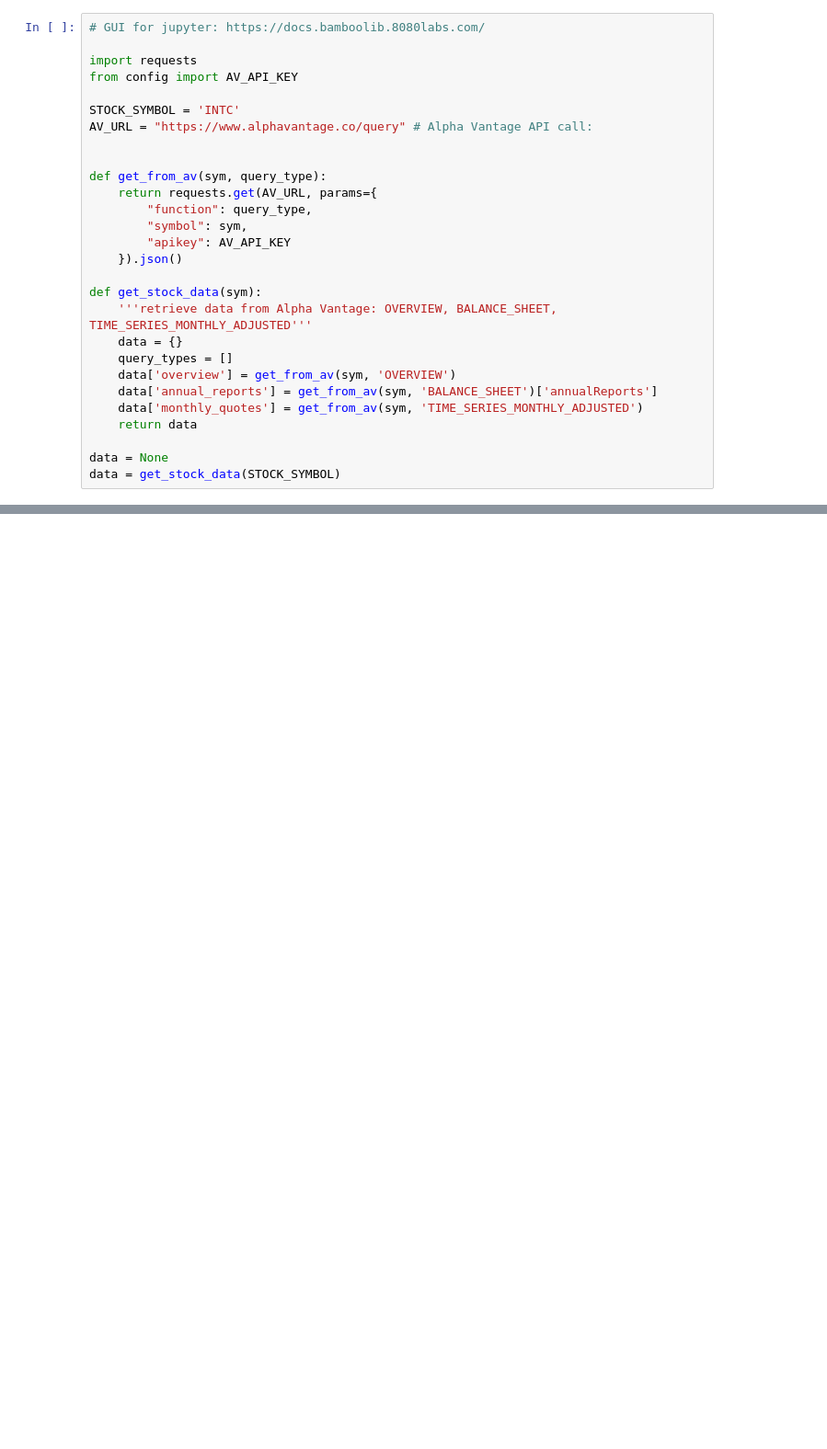
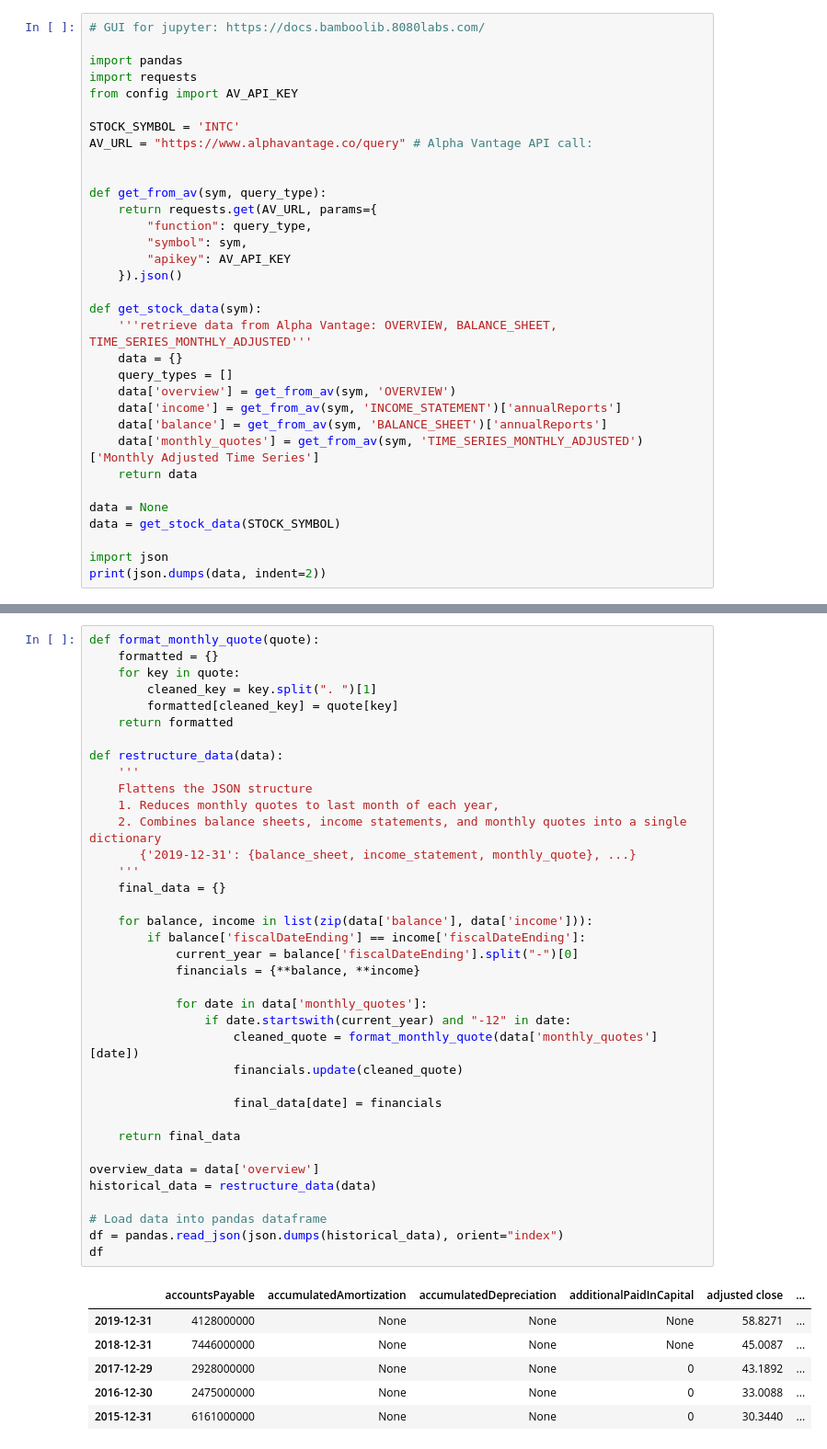
Before and after one commit to dolleyj/jupyter_notebooks, a Jupyter notebook: get_stock_fair_value.ipynb, the cells around one changed output, grey strips where cells are left out. Shown: that part at 92% size. Cells and saved outputs as stored; diff of their text form; blank space fills up the shorter version.

Commit message:
calc avg historical pe ratio. now using pandas

```diff
--- a/get_stock_fair_value.ipynb
+++ b/get_stock_fair_value.ipynb
@@ -1,6 +1,7 @@
 # %%
 # GUI for jupyter: https://docs.bamboolib.8080labs.com/
 
+import pandas
 import requests
 from config import AV_API_KEY
 
@@ -20,10 +21,14 @@ def get_stock_data(sym):
     data = {}
     query_types = []
     data['overview'] = get_from_av(sym, 'OVERVIEW')
-    data['annual_reports'] = get_from_av(sym, 'BALANCE_SHEET')['annualReports']
-    data['monthly_quotes'] = get_from_av(sym, 'TIME_SERIES_MONTHLY_ADJUSTED')
+    data['income'] = get_from_av(sym, 'INCOME_STATEMENT')['annualReports']
+    data['balance'] = get_from_av(sym, 'BALANCE_SHEET')['annualReports']
+    data['monthly_quotes'] = get_from_av(sym, 'TIME_SERIES_MONTHLY_ADJUSTED')['Monthly Adjusted Time Series']
     return data
 
 data = None
 data = get_stock_data(STOCK_SYMBOL)
+
+import json
+print(json.dumps(data, indent=2))
 # %% [output]
@@ -70,0 +52,44 @@ SHARE PRICE from EBITDA:  43.33
+# %%
+def format_monthly_quote(quote):
+    formatted = {}
+    for key in quote:
+        cleaned_key = key.split(". ")[1]
+        formatted[cleaned_key] = quote[key]
+    return formatted
+
+def restructure_data(data):
+    '''
+    Flattens the JSON structure
+    1. Reduces monthly quotes to last month of each year,
+    2. Combines balance sheets, income statements, and monthly quotes into a single dictionary
+       {'2019-12-31': {balance_sheet, income_statement, monthly_quote}, ...}
+    '''
+    final_data = {}
+
+    for balance, income in list(zip(data['balance'], data['income'])):
+        if balance['fiscalDateEnding'] == income['fiscalDateEnding']:
+            current_year = balance['fiscalDateEnding'].split("-")[0]
+            financials = {**balance, **income}
+
+            for date in data['monthly_quotes']:
+                if date.startswith(current_year) and "-12" in date:
+                    cleaned_quote = format_monthly_quote(data['monthly_quotes'][date])
+                    financials.update(cleaned_quote)
+
+                    final_data[date] = financials
+
+    return final_data
+
+overview_data = data['overview']
+historical_data = restructure_data(data)
+
+# Load data into pandas dataframe
+df = pandas.read_json(json.dumps(historical_data), orient="index")
+df
+# %% [output]
+|  | accountsPayable | accumulatedAmortization | accumulatedDepreciation | additionalPaidInCapital | adjusted close | ... |
+| 2019-12-31 | 4128000000 | None | None | None | 58.8271 | ... |
+| 2018-12-31 | 7446000000 | None | None | None | 45.0087 | ... |
+| 2017-12-29 | 2928000000 | None | None | 0 | 43.1892 | ... |
+| 2016-12-30 | 2475000000 | None | None | 0 | 33.0088 | ... |
+| 2015-12-31 | 6161000000 | None | None | 0 | 30.3440 | ... |
```
Also changed, not shown: parts of 10 cells of this notebook.
